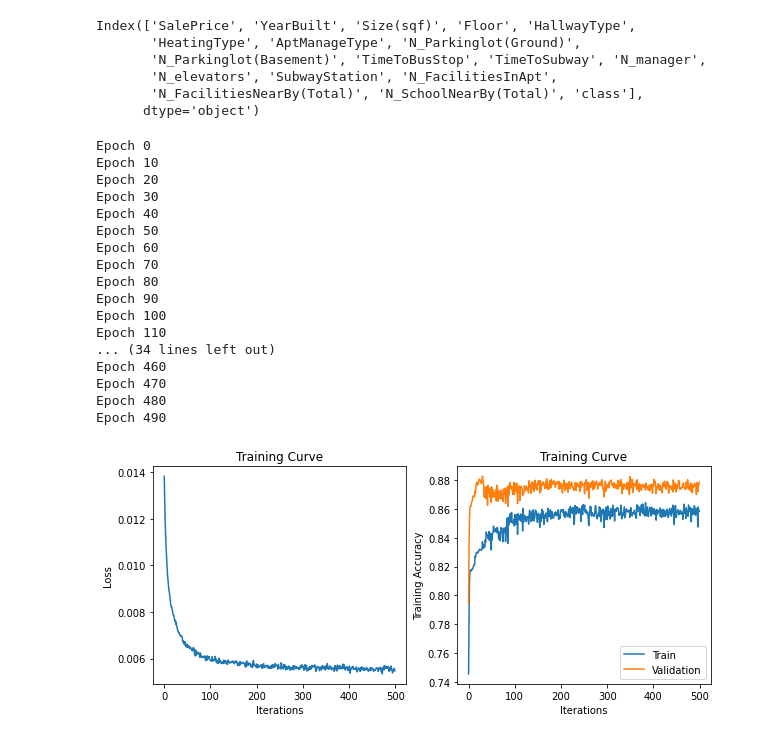
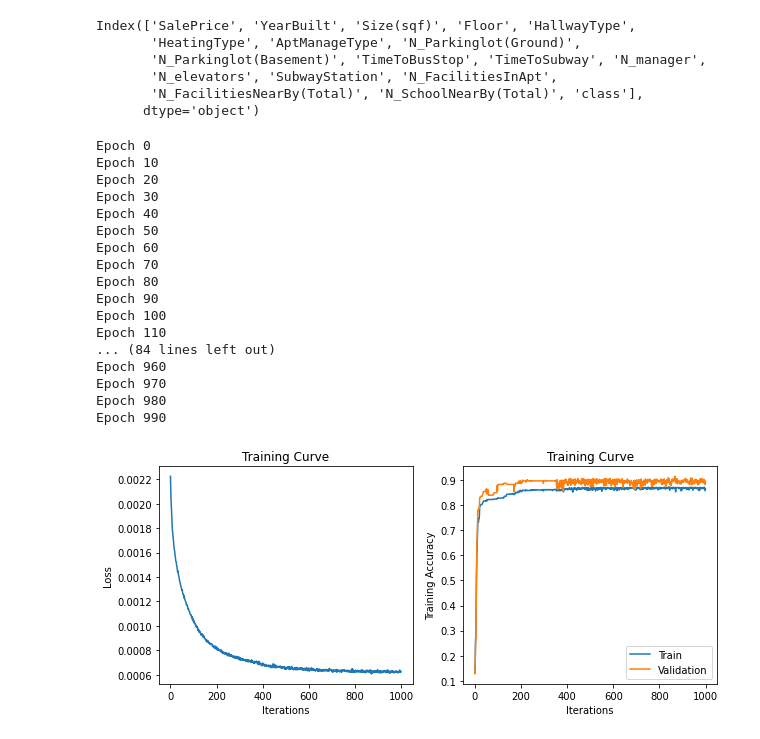
Before and after one commit to milosz-l/SSNE, a Jupyter notebook: lab5_miniprojekt2/miniprojekt2_neural_net.ipynb, the cells around one changed output. Cells and saved outputs as stored; diff of their text form; code cells hidden in the pictures.

```diff
--- a/lab5_miniprojekt2/miniprojekt2_neural_net.ipynb
+++ b/lab5_miniprojekt2/miniprojekt2_neural_net.ipynb
@@ -30,4 +31,7 @@ torch.manual_seed(42)
 # %%
 train_data = pd.read_csv('train_data.csv')
+# %%
+train_data['TimeToBusStop'] = train_data['TimeToBusStop'].map({'0~5min': 1, '5min~10min': 2, '10min~15min': 3})
+train_data['TimeToSubway'] = train_data['TimeToSubway'].map({'0-5min': 1, '5min~10min': 2, '10min~15min': 3, '15min~20min': 4, 'no_bus_stop_nearby': 5})
 # %%
 train_data['class'] = pd.cut(x=train_data['SalePrice'], bins=[train_data['SalePrice'].min() - 1, 100000, 350000, train_data['SalePrice'].max() + 1], labels=[0,1,2])
@@ -35,9 +55,9 @@ train_data['class'] = pd.cut(x=train_data['SalePrice'], bins=[train_data['SalePr
 features = ['YearBuilt', 'Size(sqf)', 'Floor', 'N_Parkinglot(Ground)',
        'N_Parkinglot(Basement)',  'N_manager',
        'N_elevators', 'N_FacilitiesInApt',
-       'N_FacilitiesNearBy(Total)', 'N_SchoolNearBy(Total)']
-cat_features = ['HallwayType', 'HeatingType', 'AptManageType',
-                'TimeToBusStop', 'TimeToSubway', 'SubwayStation']
+       'N_FacilitiesNearBy(Total)', 'N_SchoolNearBy(Total)',
+       'TimeToBusStop', 'TimeToSubway']
+cat_features = ['HallwayType', 'HeatingType', 'AptManageType', 'SubwayStation']
 to_predict = ['class']
 # %%
 categorical_values = pd.get_dummies(train_data[cat_features])
@@ -94,20 +89,24 @@ class Classifier(nn.Module):
         super(Classifier, self).__init__()
         self.emb_layer = nn.Linear(categorical_data.shape[1], categorical_data.shape[1])
         self.act_emb = nn.Tanh()
-        self.layer1 = nn.Linear(33, 20)
-        self.bn1 = nn.BatchNorm1d(20)
+        self.layer1 = nn.Linear(27, 50)
+        self.bn1 = nn.BatchNorm1d(50)
         self.act_1 =  nn.ReLU()
         self.d1 = nn.Dropout(0.1)
-        self.layer2 = nn.Linear(20, 40)
-        self.bn2 = nn.BatchNorm1d(40)
+        self.layer2 = nn.Linear(50, 80)
+        self.bn2 = nn.BatchNorm1d(80)
         self.act_2 = nn.ReLU()
         self.d2 = nn.Dropout(0.1)
-        self.layer3 = nn.Linear(40, 10)
-        self.bn3 = nn.BatchNorm1d(10)
+        self.layer3 = nn.Linear(80, 40)
+        self.bn3 = nn.BatchNorm1d(40)
         self.act_3 = nn.ReLU()
         self.d3 = nn.Dropout(0.1)
-        self.layer4 = nn.Linear(10, 3)
+        self.layer4 = nn.Linear(40, 12)
+        self.bn4 = nn.BatchNorm1d(12)
         self.act_4 = nn.ReLU()
+        self.d4 = nn.Dropout(0.1)
+        self.layer5 = nn.Linear(12, 3)
+        self.act_5 = nn.ReLU()
         # self.softmax = nn.Softmax(dim=1)
 
     def forward(self, x, cat_x):
@@ -118,6 +117,7 @@ class Classifier(nn.Module):
         x = self.d1(self.act_1(self.bn1(self.layer1(x))))
         x = self.d2(self.act_2(self.bn2(self.layer2(x))))
         x = self.d3(self.act_3(self.bn3(self.layer3(x))))
-        x = self.layer4(x)
+        x = self.d4(self.act_4(self.bn4(self.layer4(x))))
+        x = self.layer5(x)
         # x = self.softmax(x)
         return x
@@ -230,23 +212,23 @@ def plot_results(epochs, losses, train_acc, val_acc):
     print("Final Validation Accuracy: {}".format(val_acc[-1]))
 # %%
 %%time
-train(model, train_dataset, val_dataset, num_epochs=500, learn_rate=0.0002, weight_decay=0.02)
+train(model, train_dataset, val_dataset, num_epochs=1000, learn_rate=0.00012, weight_decay=0.02, batch_size=512)
 # %% [output]
 Epoch 0
 Epoch 10
 Epoch 20
 Epoch 30
 Epoch 40
 Epoch 50
 Epoch 60
 Epoch 70
 Epoch 80
 Epoch 90
 Epoch 100
 Epoch 110
-... (34 lines left out)
-Epoch 460
-Epoch 470
-Epoch 480
-Epoch 490
+... (84 lines left out)
+Epoch 960
+Epoch 970
+Epoch 980
+Epoch 990
-[figure, old version]
+[figure, new version]
```
Also changed, not shown: parts of 15 cells of this notebook, 2 other files.
